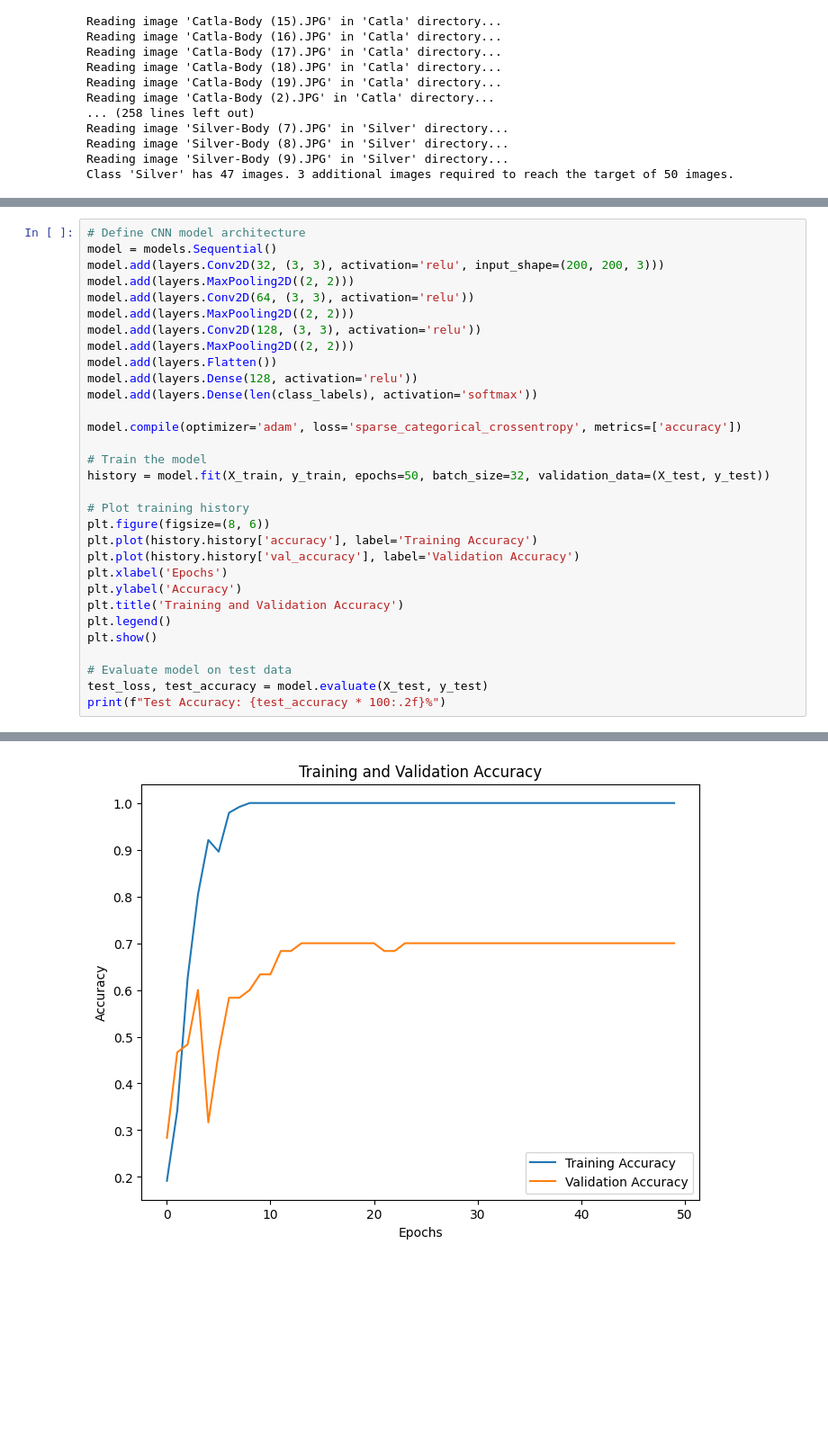
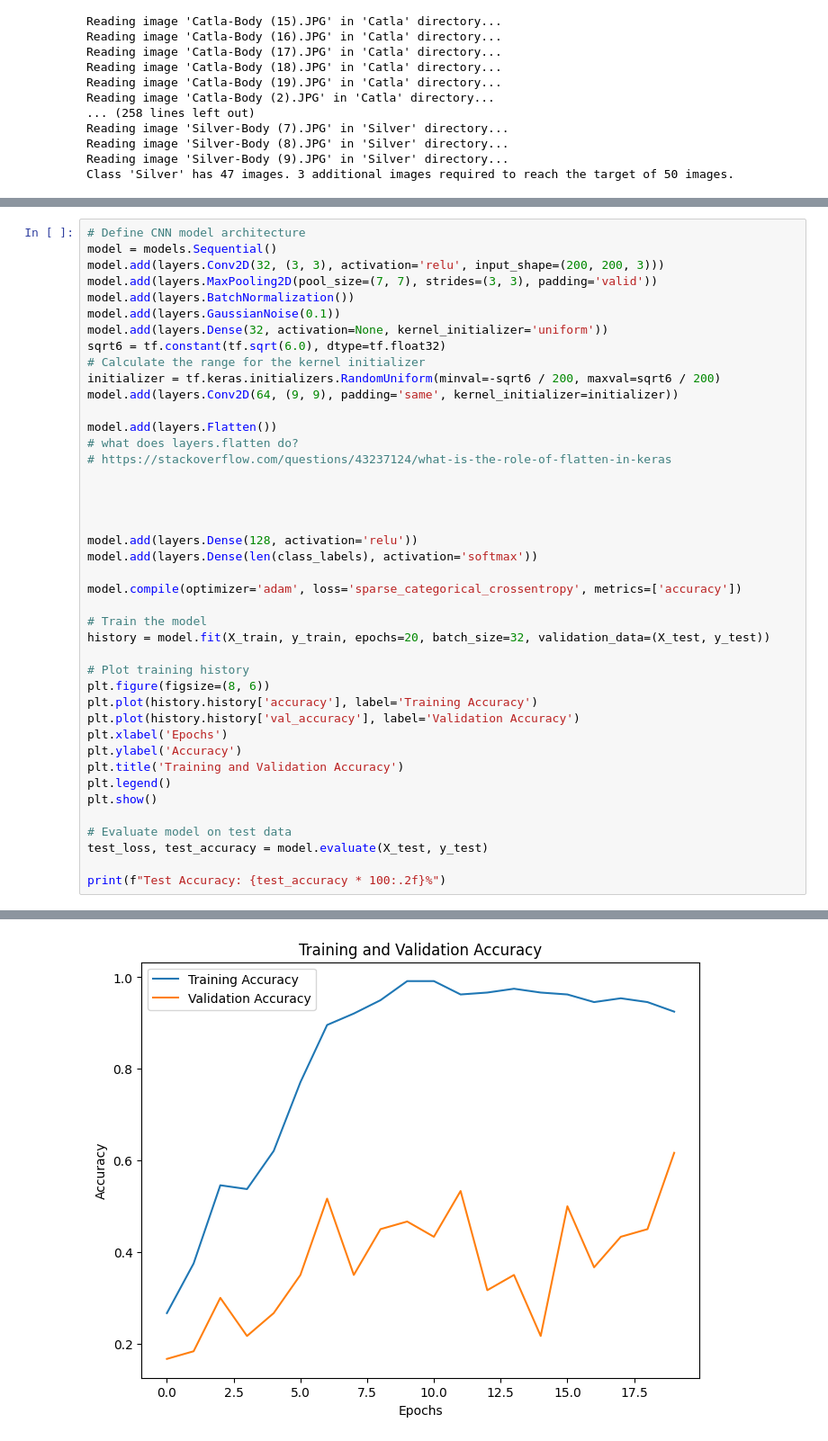
Before and after one commit to poojyanth/UAIC, a Jupyter notebook: base4.ipynb, the cells around one changed output, grey strips where cells are left out. Shown: that part at 90% size. Cells and saved outputs as stored; diff of their text form; blank space fills up the shorter version.

```diff
--- a/base4.ipynb
+++ b/base4.ipynb
@@ -106,19 +96,29 @@ print(labels)
 # Define CNN model architecture
 model = models.Sequential()
 model.add(layers.Conv2D(32, (3, 3), activation='relu', input_shape=(200, 200, 3)))
-model.add(layers.MaxPooling2D((2, 2)))
-model.add(layers.Conv2D(64, (3, 3), activation='relu'))
-model.add(layers.MaxPooling2D((2, 2)))
-model.add(layers.Conv2D(128, (3, 3), activation='relu'))
-model.add(layers.MaxPooling2D((2, 2)))
+model.add(layers.MaxPooling2D(pool_size=(7, 7), strides=(3, 3), padding='valid'))
+model.add(layers.BatchNormalization())
+model.add(layers.GaussianNoise(0.1))
+model.add(layers.Dense(32, activation=None, kernel_initializer='uniform'))
+sqrt6 = tf.constant(tf.sqrt(6.0), dtype=tf.float32)
+# Calculate the range for the kernel initializer
+initializer = tf.keras.initializers.RandomUniform(minval=-sqrt6 / 200, maxval=sqrt6 / 200)
+model.add(layers.Conv2D(64, (9, 9), padding='same', kernel_initializer=initializer))
+
 model.add(layers.Flatten())
+# what does layers.flatten do?
+# https://stackoverflow.com/questions/43237124/what-is-the-role-of-flatten-in-keras
+
+
+
+
 model.add(layers.Dense(128, activation='relu'))
 model.add(layers.Dense(len(class_labels), activation='softmax'))
 
 model.compile(optimizer='adam', loss='sparse_categorical_crossentropy', metrics=['accuracy'])
 
 # Train the model
-history = model.fit(X_train, y_train, epochs=50, batch_size=32, validation_data=(X_test, y_test))
+history = model.fit(X_train, y_train, epochs=20, batch_size=32, validation_data=(X_test, y_test))
 
 # Plot training history
 plt.figure(figsize=(8, 6))
@@ -132,5 +132,6 @@ plt.show()
 
 # Evaluate model on test data
 test_loss, test_accuracy = model.evaluate(X_test, y_test)
+
 print(f"Test Accuracy: {test_accuracy * 100:.2f}%")
 # %% [output]
@@ -154 +155 @@ Epoch 50/50
-[figure, old version]
+[figure, new version]
```
Also changed, not shown: parts of 5 cells of this notebook, 1 other file.
